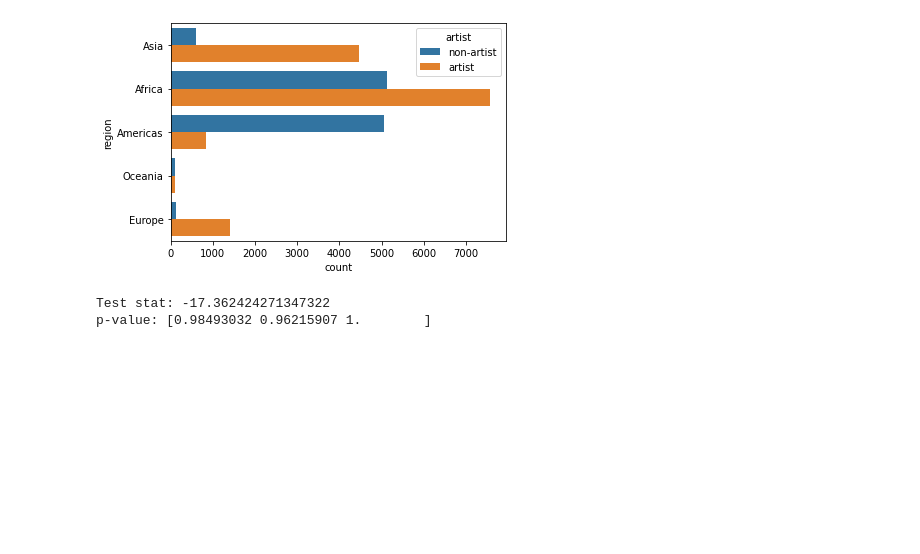
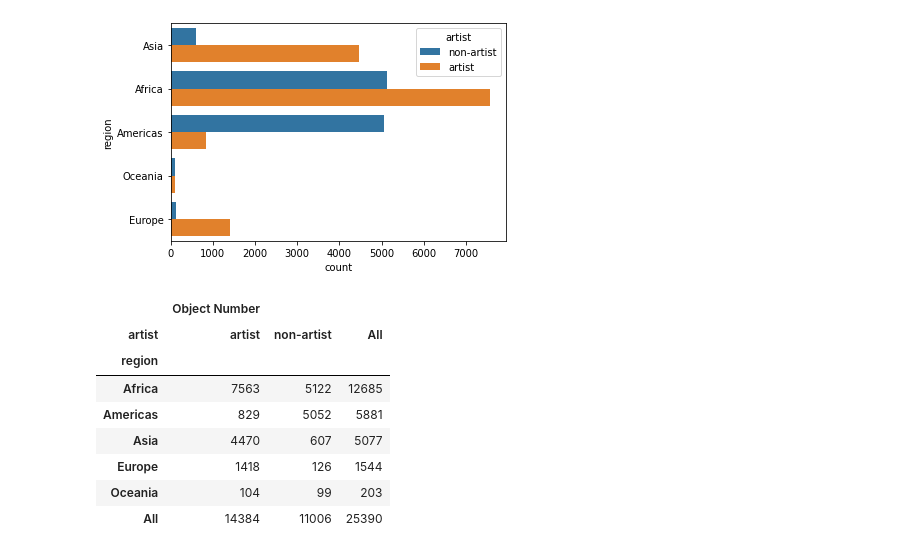
Before and after one commit to meganenglert/CISC367-final, a Jupyter notebook: final-met-diversity.ipynb, the cells around one changed output. Saved outputs shown, nothing was run; the diff lists cells and outputs as text; code cells hidden in the pictures; blank space fills up the shorter version.

```diff
--- a/final-met-diversity.ipynb
+++ b/final-met-diversity.ipynb
@@ -304,11 +328,16 @@ See the caveats in the documentation: https://pandas.pydata.org/pandas-docs/stab
 # %%
 table = pd.pivot_table(creators, values=["Object Number"],
                        index=["region"], columns=["artist"],
                        aggfunc=len, margins=True,
                        dropna=True, fill_value=0)
-table2 = table.div( table.iloc[:,-1], axis=0 )
-test, p = stats.chisquare(f_obs=table2)
-print("Test stat:",stat,"\np-value:",p)
+table
 # %% [output]
-Test stat: -17.362424271347322
-p-value: [0.98493032 0.96215907 1.        ]
+|  | Object Number |  |  |
+| artist | artist | non-artist | All |
+| region |  |  |  |
+| Africa | 7563 | 5122 | 12685 |
+| Americas | 829 | 5052 | 5881 |
+| Asia | 4470 | 607 | 5077 |
+| Europe | 1418 | 126 | 1544 |
+| Oceania | 104 | 99 | 203 |
+| All | 14384 | 11006 | 25390 |
```
Also changed, not shown: parts of 13 cells of this notebook, 1 other file.
